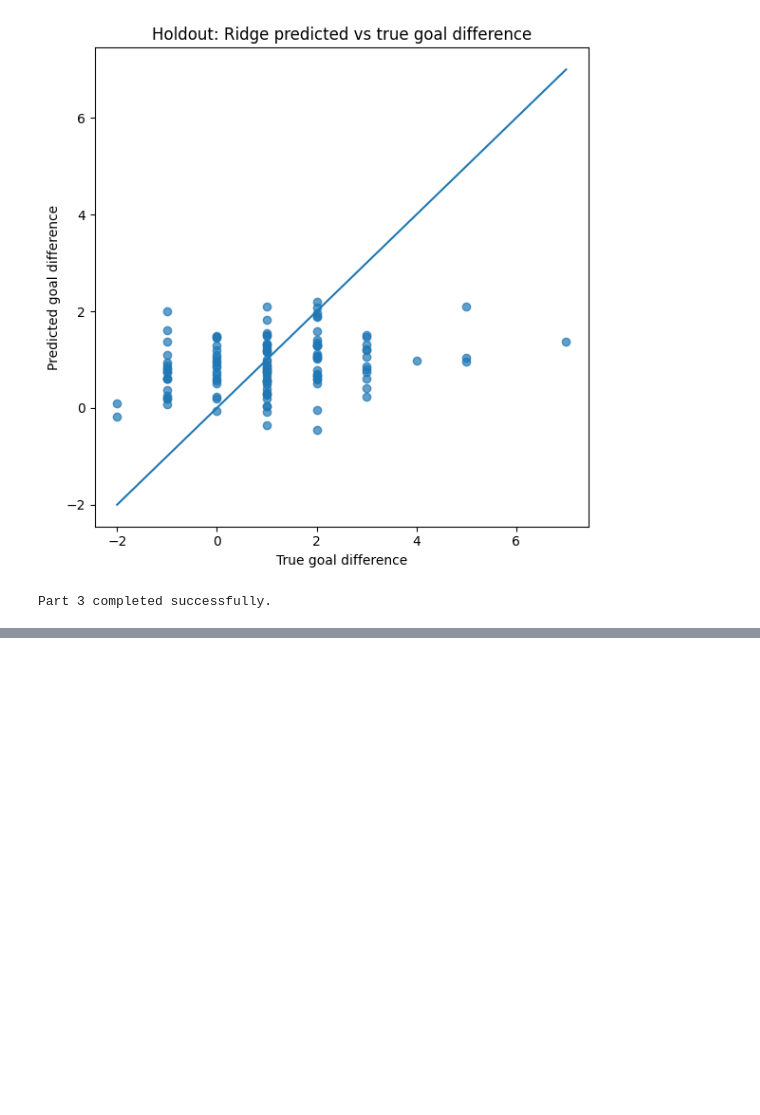
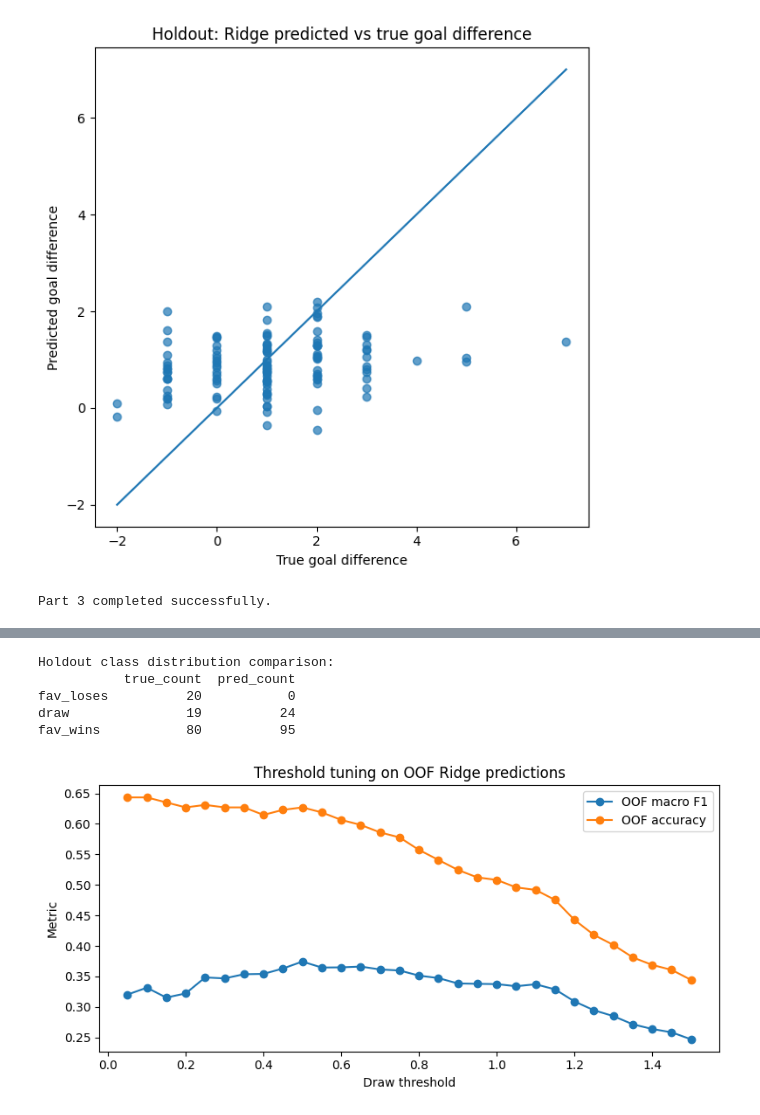
Before and after one commit to ngnk/IDS_705_Final, a Jupyter notebook: notebooks/model/regression/goal_diff_model.ipynb, the cells around one changed output, grey strips where cells are left out. Saved outputs shown, nothing was run; the diff lists cells and outputs as text; code cells hidden in the pictures; blank space fills up the shorter version.

```diff
--- a/notebooks/model/regression/goal_diff_model.ipynb
+++ b/notebooks/model/regression/goal_diff_model.ipynb
@@ -186,10 +297,16 @@ elo_raw: (17200, 17)
 ## 2. Date Parsing + tournament Year Info
 # %%
 tournaments["start_dt"] = pd.to_datetime(
-    tournaments["start_date"], unit="D", origin="unix", errors="coerce"
+    pd.to_numeric(tournaments["start_date"], errors="coerce"),
+    unit="D",
+    origin="unix",
+    errors="coerce",
 )
 matches["match_dt"] = pd.to_datetime(
-    matches["match_date"], unit="D", origin="unix", errors="coerce"
+    pd.to_numeric(matches["match_date"], errors="coerce"),
+    unit="D",
+    origin="unix",
+    errors="coerce",
 )
 
 tourn_year = tournaments[["tournament_id", "year", "host_country", "start_dt"]].copy()
@@ -1694,0 +1970,17 @@ Part 3 completed successfully.
+# %%
+# 3. Out-of-fold Ridge predictions on train
+
+oof_pred = np.empty(len(X_train), dtype=float)
+
+for fold, (tr_idx, va_idx) in enumerate(
+    logo.split(X_train, y_train, groups=year_train), start=1
+):
+    X_tr, X_va = X_train.iloc[tr_idx], X_train.iloc[va_idx]
+    y_tr = y_train.iloc[tr_idx]
+
+    fold_model = clone(best_ridge)
+    fold_model.fit(X_tr, y_tr)
+    oof_pred[va_idx] = fold_model.predict(X_va)
+
+print("OOF prediction summary:")
+print(pd.Series(oof_pred).describe())
@@ -1694,0 +2114,40 @@ Part 3 completed successfully.
+# %%
+# 7. Compare predicted class distribution vs true
+
+dist_compare = (
+    pd.DataFrame(
+        {
+            "true_count": pd.Series(y_holdout_cls).value_counts().sort_index(),
+            "pred_count": pd.Series(holdout_pred_cls).value_counts().sort_index(),
+        }
+    )
+    .fillna(0)
+    .astype(int)
+)
+
+dist_compare.index = ["fav_loses", "draw", "fav_wins"]
+
+print("\nHoldout class distribution comparison:")
+print(dist_compare)
+# %% [output]
+Holdout class distribution comparison:
+           true_count  pred_count
+fav_loses          20           0
+draw               19          24
+fav_wins           80          95
+# %%
+# 8. Plot threshold curve
+plot_df = threshold_results.sort_values("threshold").reset_index(drop=True)
+
+plt.figure(figsize=(8, 4))
+plt.plot(plot_df["threshold"], plot_df["macro_f1"], marker="o", label="OOF macro F1")
+plt.plot(plot_df["threshold"], plot_df["accuracy"], marker="o", label="OOF accuracy")
+plt.title("Threshold tuning on OOF Ridge predictions")
+plt.xlabel("Draw threshold")
+plt.ylabel("Metric")
+plt.legend()
+plt.tight_layout()
+plt.savefig("image/output4/threshold_tuning_on_oof_ridge_predictions.png")
+plt.show()
+# %% [output]
+[figure, added]
```
Also changed, not shown: parts of 59 cells of this notebook, 14 other files.
